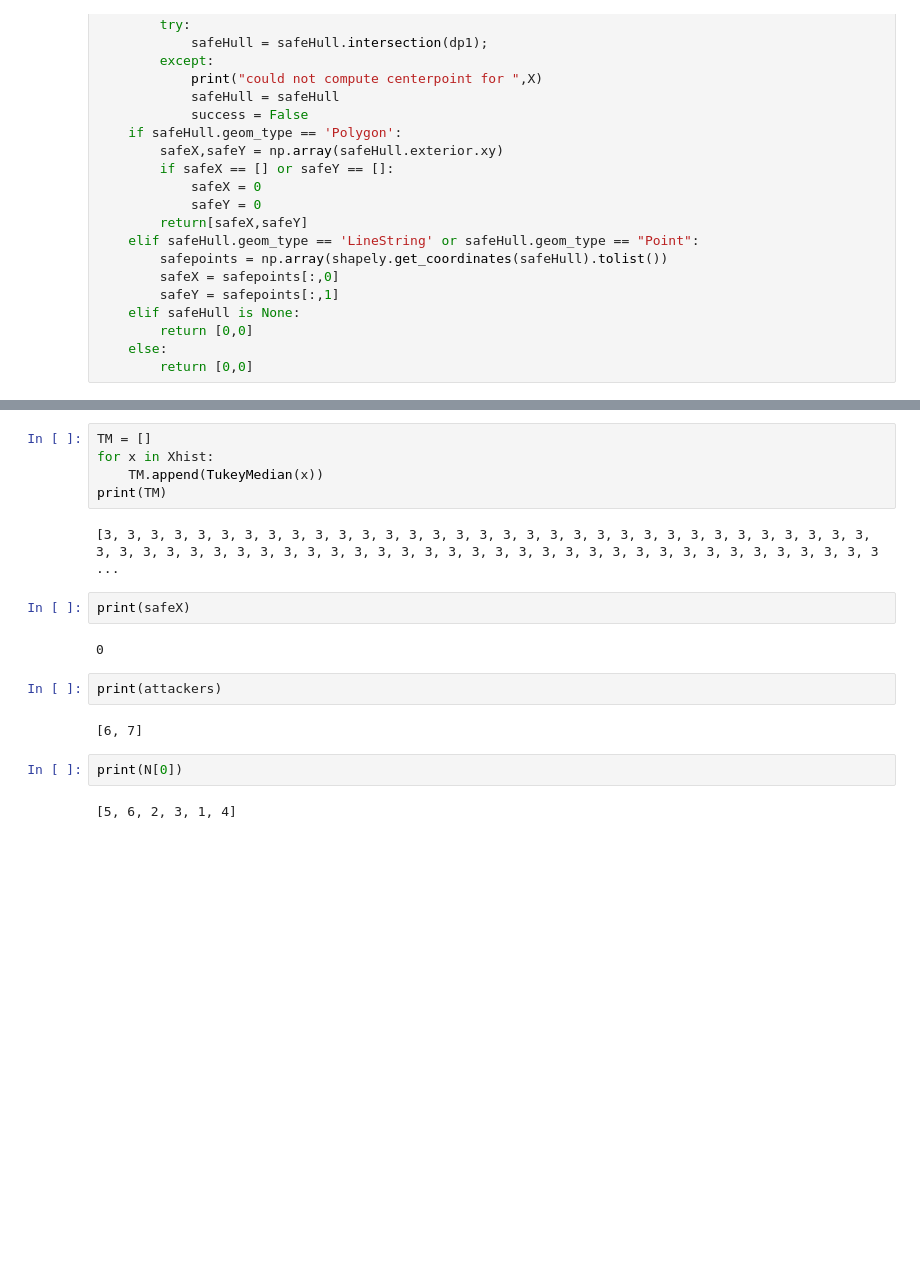
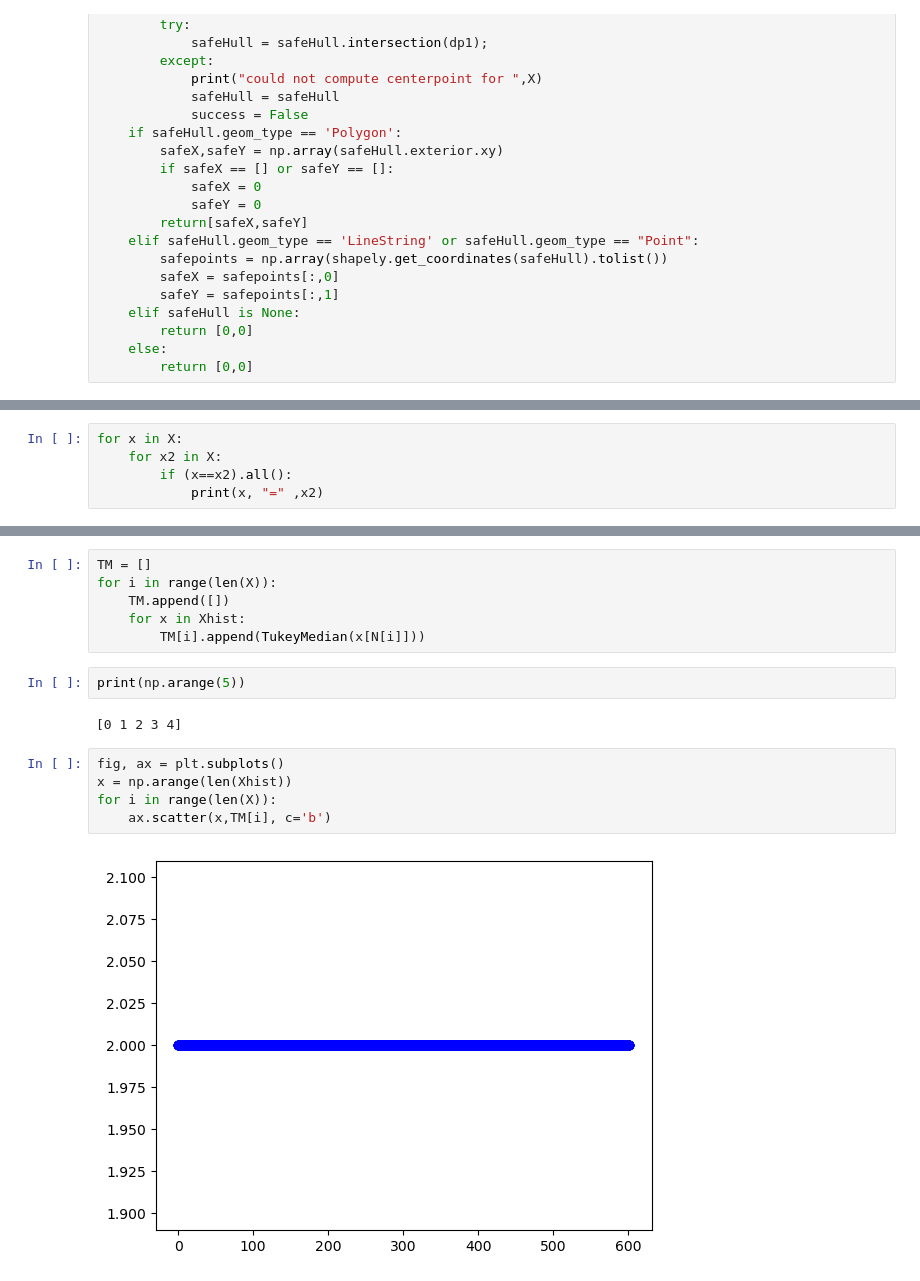
Before and after one commit to ChrisAshtonLee/Tukey, a Jupyter notebook: TukeyMedian.ipynb, the cells around one changed output, grey strips where cells are left out. Drawn from its saved outputs; the diff is of its cells as text; blank space fills up the shorter version.

```diff
--- a/TukeyMedian.ipynb
+++ b/TukeyMedian.ipynb
@@ -364,0 +462,5 @@ def checkPrimal(k_levels,upper_klevels,lower_klevels,idx):
+# %%
+for x in X:
+    for x2 in X:
+        if (x==x2).all():
+            print(x, "=" ,x2)
@@ -522,19 +643,17 @@ plt.savefig("Centerpoint_trajectories_n"+str(n)+"_f"+str(f)+".jpg")
 # %%
 TM = []
-for x in Xhist:
-    TM.append(TukeyMedian(x))
-print(TM)
+for i in range(len(X)):
+    TM.append([])
+    for x in Xhist:
+        TM[i].append(TukeyMedian(x[N[i]]))
-# %% [output]
-[3, 3, 3, 3, 3, 3, 3, 3, 3, 3, 3, 3, 3, 3, 3, 3, 3, 3, 3, 3, 3, 3, 3, 3, 3, 3, 3, 3, 3, 3, 3, 3, 3, 3, 3, 3, 3, 3, 3, 3, 3, 3, 3, 3, 3, 3, 3, 3, 3, 3, 3, 3, 3, 3, 3, 3, 3, 3, 3, 3, 3, 3, 3, 3, 3, 3, 3 ...
 # %%
-print(safeX)
+print(np.arange(5))
 # %% [output]
-0
+[0 1 2 3 4]
-# %%
-print(attackers)
-# %% [output]
-[6, 7]
 # %%
-print(N[0])
+fig, ax = plt.subplots()
+x = np.arange(len(Xhist))
+for i in range(len(X)):
+    ax.scatter(x,TM[i], c='b')
 # %% [output]
-[5, 6, 2, 3, 1, 4]
+[figure, added]
```
Also changed, not shown: parts of 9 cells of this notebook.
